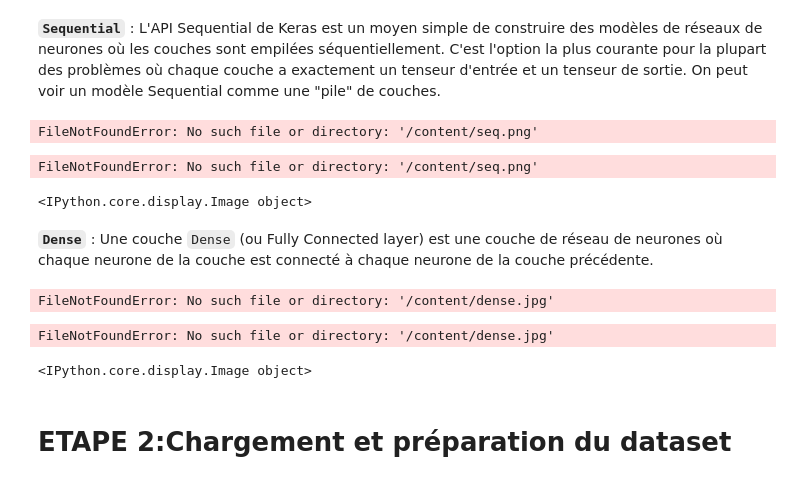
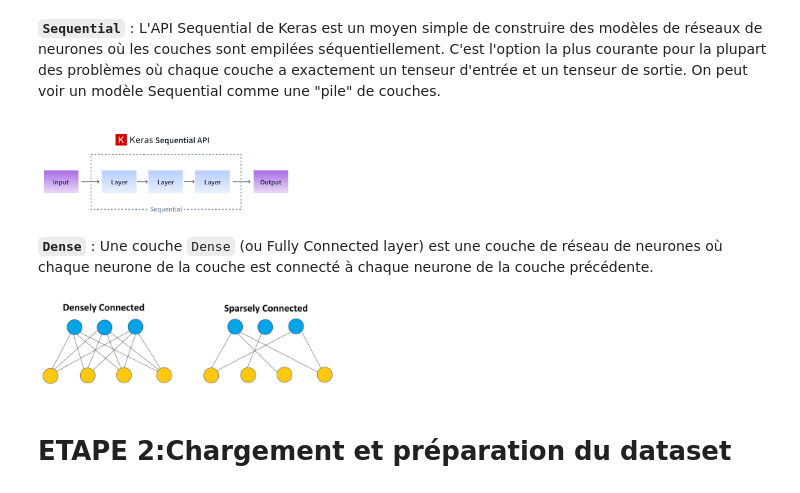
Before and after one commit to Usermer/TP-deep-learning, a Jupyter notebook: TP2.ipynb, the cells around one changed output. Drawn from its saved outputs; the diff is of its cells as text; code cells hidden in the pictures.

```diff
--- a/TP2.ipynb
+++ b/TP2.ipynb
@@ -53,20 +51,16 @@ l'API sequential
 
 **`Sequential`** : L'API Sequential de Keras est un moyen simple de construire des modèles de réseaux de neurones où les couches sont empilées séquentiellement. C'est l'option la plus courante pour la plupart des problèmes où chaque couche a exactement un tenseur d'entrée et un tenseur de sortie. On peut voir un modèle Sequential comme une "pile" de couches.
 # %%
-display(Image('/content/seq.png',width=300))
+display(Image('/content/images/seq.png',width=300))
 # %% [output]
-FileNotFoundError: No such file or directory: '/content/seq.png'
-FileNotFoundError: No such file or directory: '/content/seq.png'
-<IPython.core.display.Image object>
+[figure, added]
 # %% [markdown]
 
 **`Dense`** : Une couche `Dense` (ou Fully Connected layer) est une couche de réseau de neurones où chaque neurone de la couche est connecté à chaque neurone de la couche précédente.
 # %%
-display(Image('/content/dense.jpg',width=300))
+display(Image('/content/images/dense.jpg',width=300))
 # %% [output]
-FileNotFoundError: No such file or directory: '/content/dense.jpg'
-FileNotFoundError: No such file or directory: '/content/dense.jpg'
-<IPython.core.display.Image object>
+[figure, added]
 # %% [markdown]
 # **ETAPE 2:Chargement et préparation du dataset**
 # %% [markdown]
```
Also changed, not shown: parts of 2 cells of this notebook.
